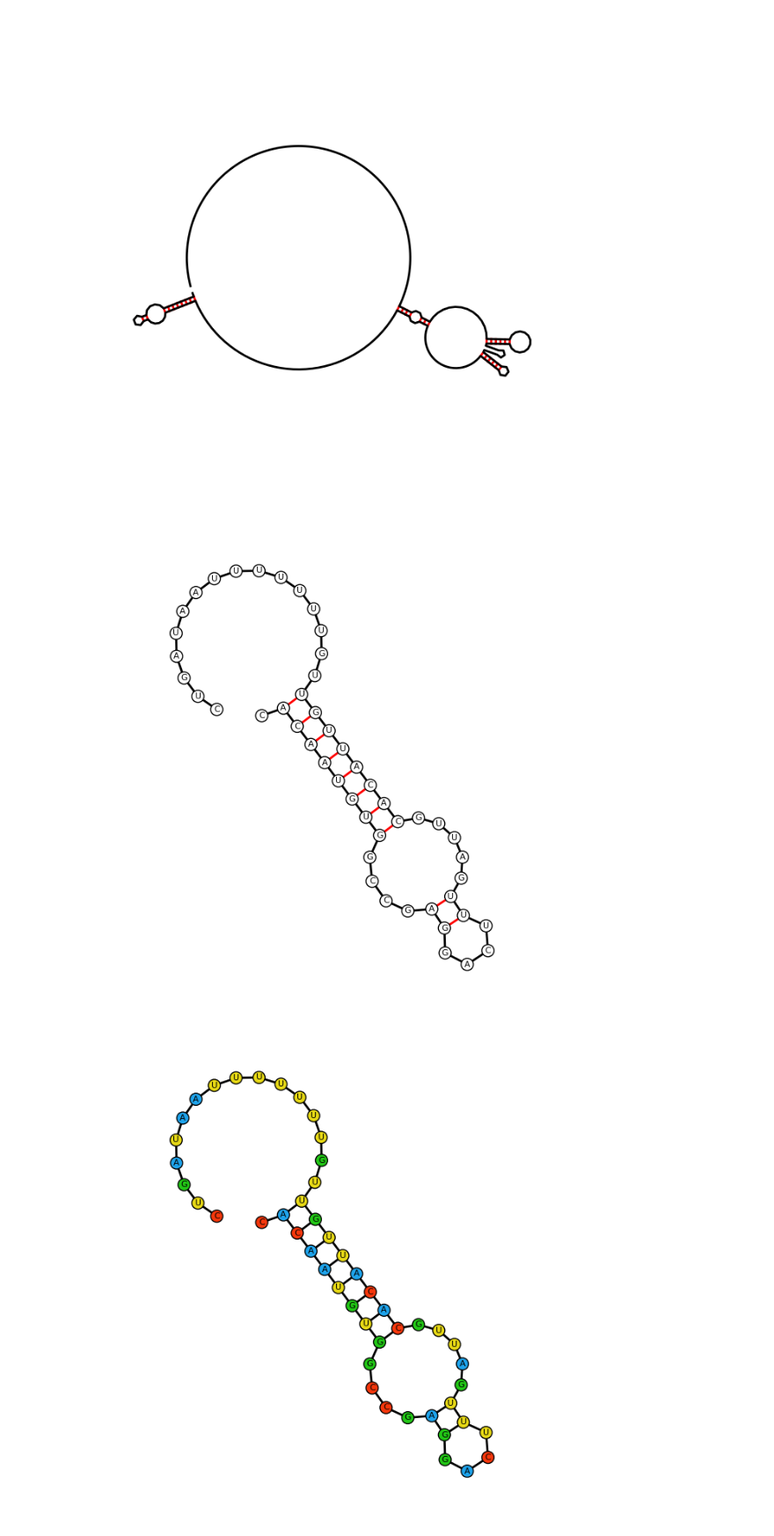
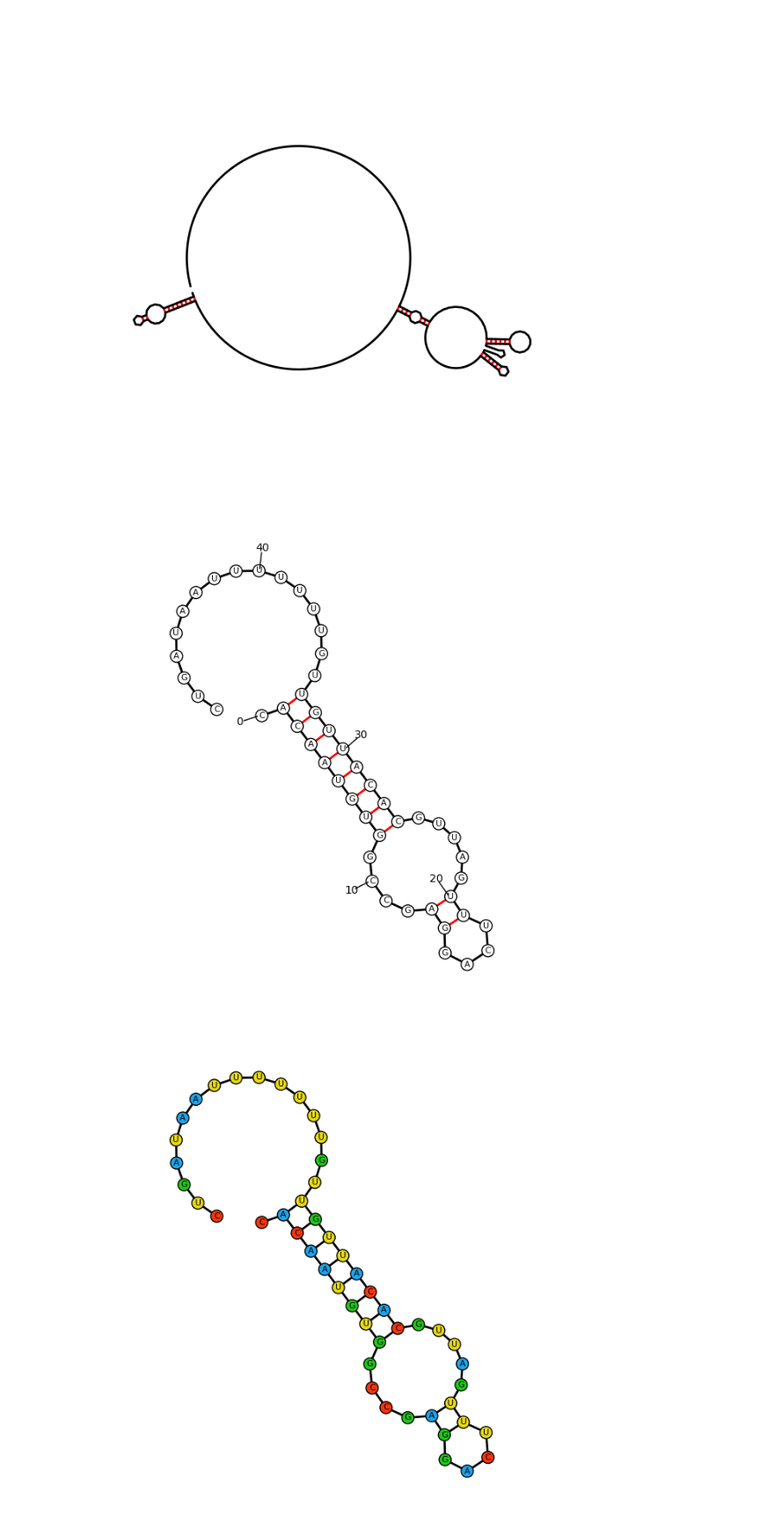
Before and after one commit to mtod92/nucdraw, a Jupyter notebook: examples/examples.ipynb, the cells around one changed output. Shown: that part at 88% size. Drawn from its saved outputs; the diff is of its cells as text; code cells hidden in the pictures.

Commit message:
added_numbering

```diff
--- a/examples/examples.ipynb
+++ b/examples/examples.ipynb
@@ -29,15 +34,27 @@ seq = "CACAAUGUGGCCGAGGACUUUGAUUGCACAUUGUUGUUUUUUUAAUAGUCAUUCCAAAUAUGAGAUGCGUUGU
 mfe = ".((((((((....((....)).....)))))))).......................................((((..(((............................((((((....))))))...........((((((............))))))............)))..))))......................................................................................................................"
 
 seq = seq[:50]
 mfe = mfe[:50]
 
 nc = NucDraw(mfe)
 nc.generate(degree=90)
 nc.plotter(8, bckwargs={'lw':2, 'color':'k'}, bpkwargs={'lw':2, 'c':'red'}, scwargs={'s':10, 'c':'k'})
 nc.plot_circles(circle_size = 4, circle_color='white')
 nc.plot_sequence(seq, {'fontsize':8, 'color':'k'})
+
+# Let's annotate with numbers.
+# nc.numbering_outside(distance, shape, number spacing, {'fontsize':10, 'color':'k'})
+# "distance" determines how far the numbers will be from the structure
+# "shape" tunes the direction along which the numbers will move away from the structure
+# "number spacing" can either be an integer or a list.
+# An integer "i" will cause every "i-th" number to be displayed.
+# A list will determine exactly what numbers to be shown.
+
+# We can add a number at a distance=15, with shape=5 and spacing=10
+
+nc.numbering_outside(15, 5, 10, {'fontsize':10, 'color':'k'})
 # %% [output]
-[figure, old version]
+[figure, new version]
 # %%
 # Let's focus on one section and increase the details
 # Let's color-code the nucleobases
```
Also changed, not shown: parts of 3 cells of this notebook, 4 other files.
